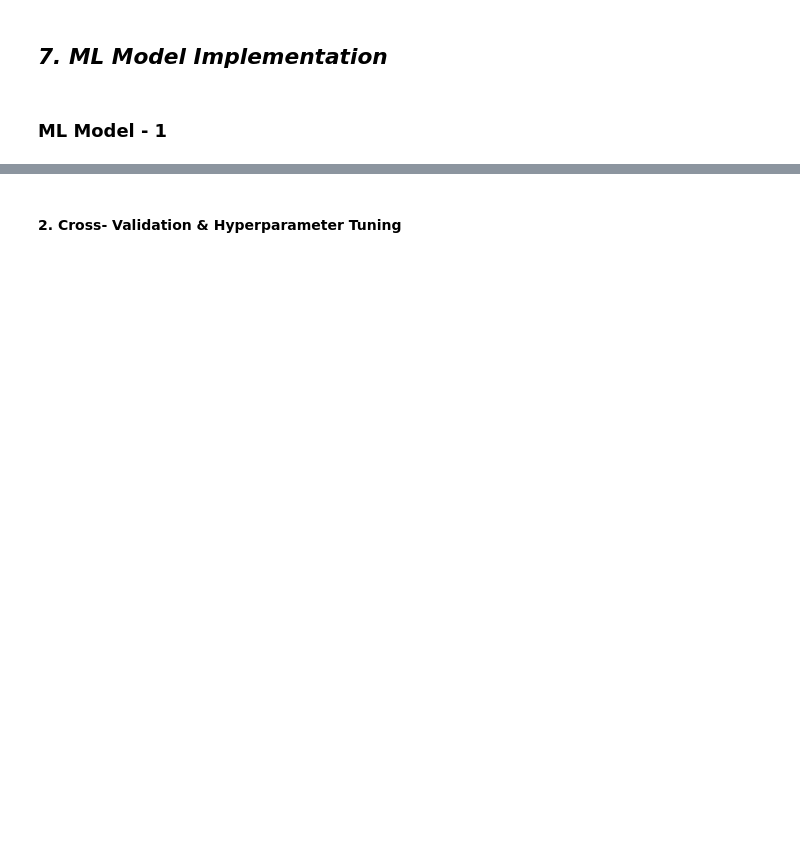
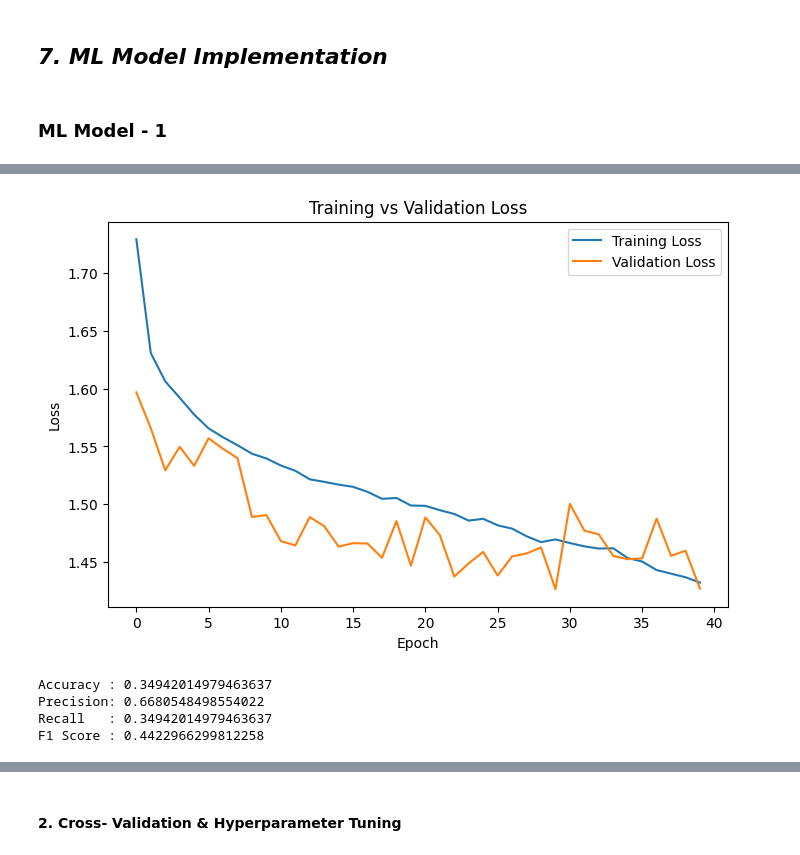
Before and after one commit to Navjotkhatri/E-Commerce-Customer-Satisfaction-Score-Prediction, a Jupyter notebook: E_Commerce_Customer_Satisfaction_Score_Prediction.ipynb, the cells around one changed output, grey strips where cells are left out. Drawn from its saved outputs; the diff is of its cells as text; code cells hidden in the pictures; blank space fills up the shorter version.

```diff
--- a/E_Commerce_Customer_Satisfaction_Score_Prediction.ipynb
+++ b/E_Commerce_Customer_Satisfaction_Score_Prediction.ipynb
@@ -883,0 +1398,26 @@ Answer Here.
+# %%
+plt.figure(figsize=(8,5))
+
+plt.plot(history.history['loss'], label='Training Loss')
+plt.plot(history.history['val_loss'], label='Validation Loss')
+
+plt.title("Training vs Validation Loss")
+plt.xlabel("Epoch")
+plt.ylabel("Loss")
+plt.legend()
+
+plt.show()
+# %% [output]
+[figure, added]
+# %%
+from sklearn.metrics import accuracy_score, precision_score, recall_score, f1_score
+
+print("Accuracy :", accuracy_score(y_test, y_pred))
+print("Precision:", precision_score(y_test, y_pred, average='weighted'))
+print("Recall   :", recall_score(y_test, y_pred, average='weighted'))
+print("F1 Score :", f1_score(y_test, y_pred, average='weighted'))
+# %% [output]
+Accuracy : 0.34942014979463637
+Precision: 0.6680548498554022
+Recall   : 0.34942014979463637
+F1 Score : 0.4422966299812258
```
Also changed, not shown: parts of 299 cells of this notebook.
